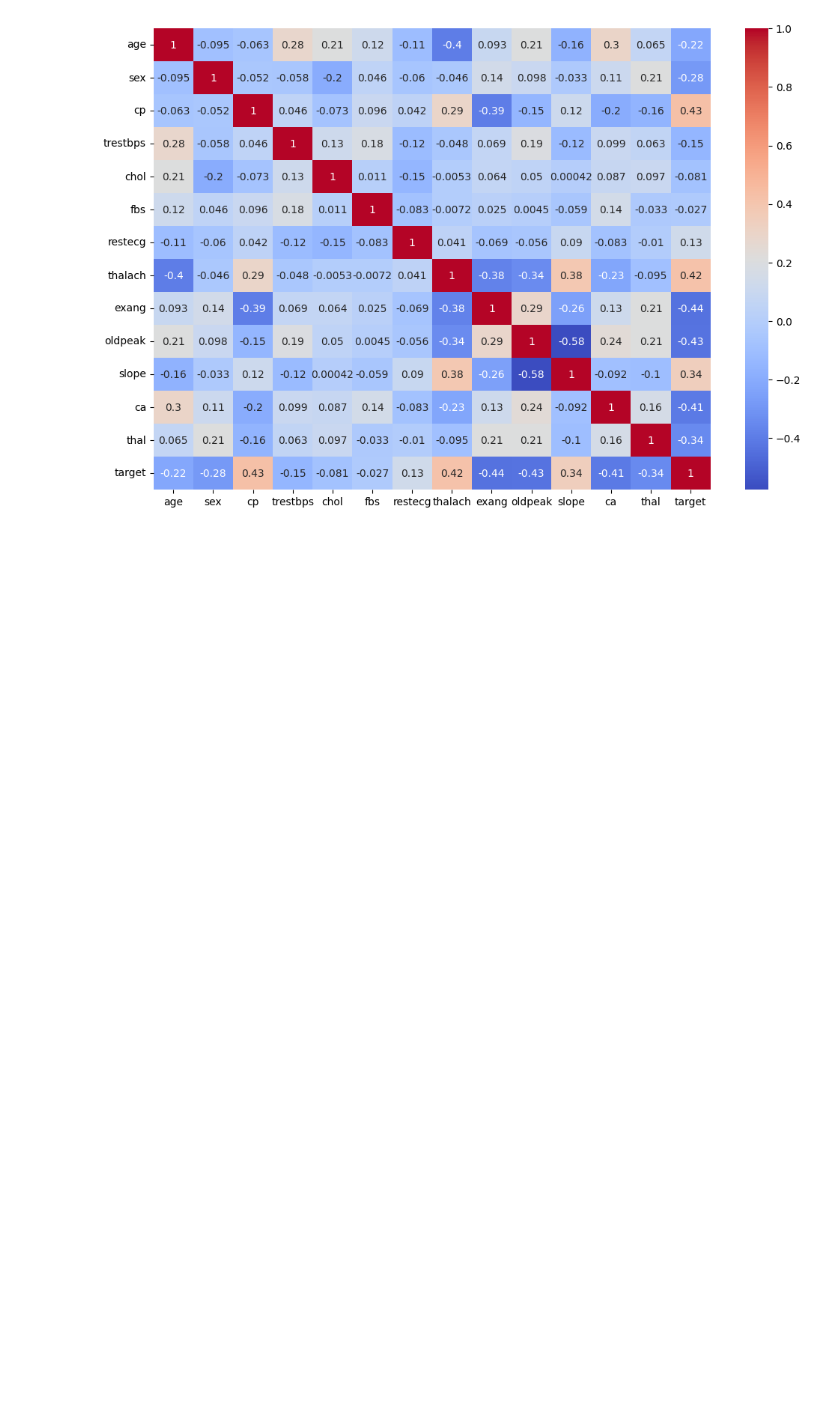
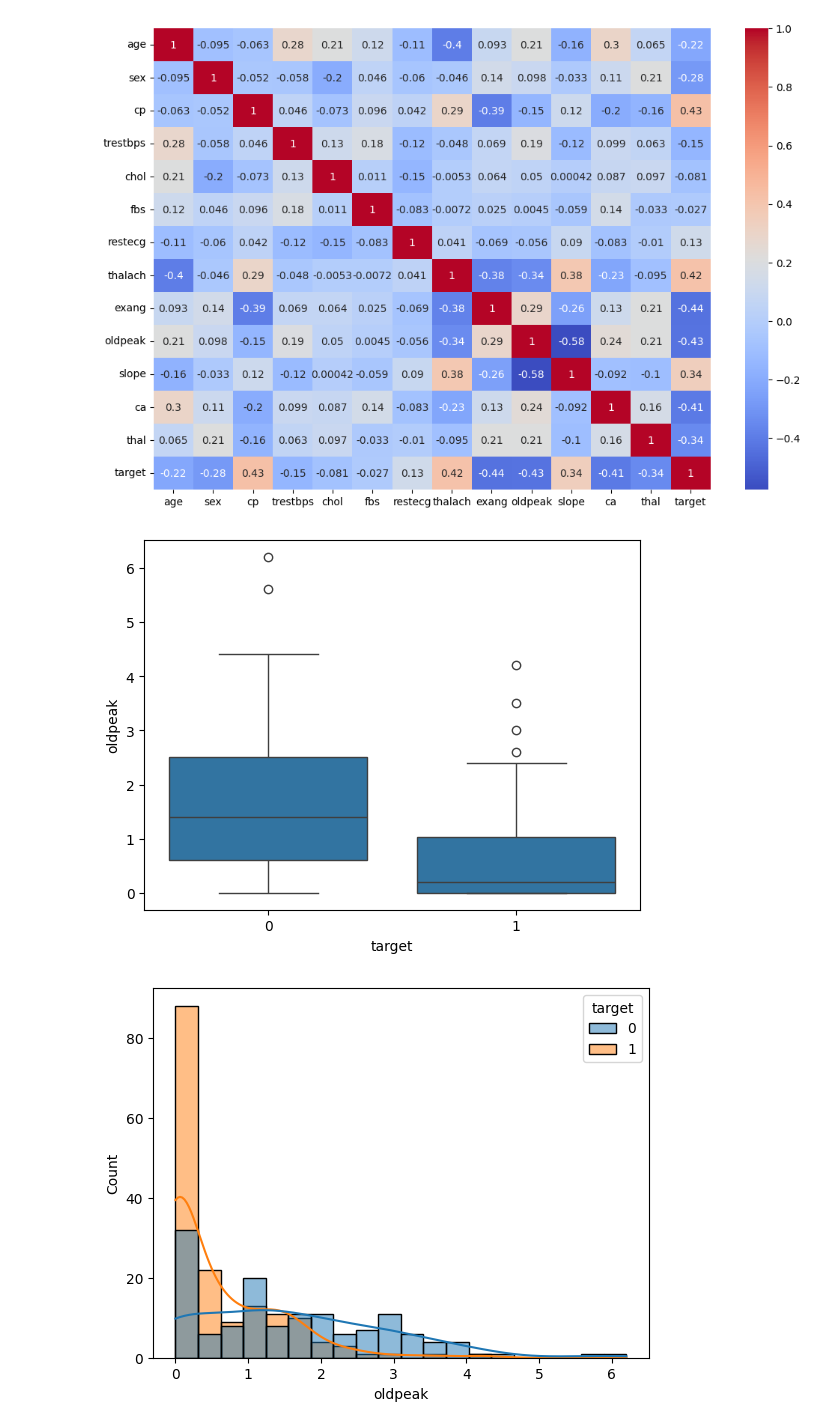
Before and after one commit to Wassiemkahlawi/heart-disease-ml-analysis, a Jupyter notebook: notebooks/01_eda.ipynb, the cells around one changed output. Saved outputs shown, nothing was run; the diff lists cells and outputs as text; code cells hidden in the pictures; blank space fills up the shorter version.

Commit message:
Added new heatmap and started oldpeak analysis with cleared data

```diff
--- a/notebooks/01_eda.ipynb
+++ b/notebooks/01_eda.ipynb
@@ -675,3 +675,18 @@ sns.heatmap(df_clean.corr(), annot=True, cmap="coolwarm")
 plt.show()
 # %% [output]
 [figure]
+# %%
+sns.boxplot(data=df_clean, x="target", y="oldpeak")
+plt.show()
+
+sns.histplot(
+    data=df_clean,
+    x="oldpeak",
+    hue="target",
+    bins=20,
+    kde=True
+)
+plt.show()
+# %% [output]
+[figure, added]
+[figure, added]
```
